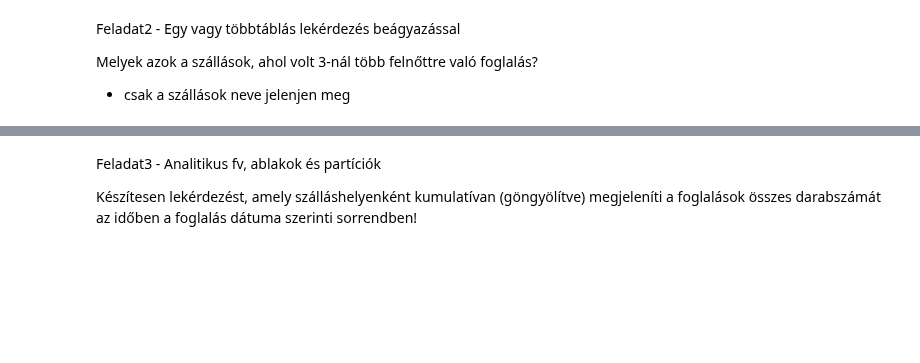
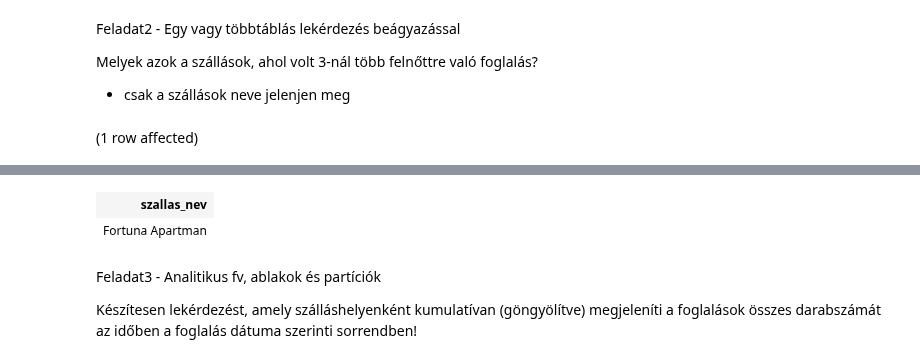
Before and after one commit to telekboldi2/sql.uni-corvinus, a Jupyter notebook: zh3_minta.ipynb, the cells around one changed output, grey strips where cells are left out. Drawn from its saved outputs; the diff is of its cells as text; code cells hidden in the pictures; blank space fills up the shorter version.

```diff
--- a/zh3_minta.ipynb
+++ b/zh3_minta.ipynb
@@ -22,3 +46,10 @@ Feladat2 - Egy vagy többtáblás lekérdezés beágyazással
 Melyek azok a szállások, ahol volt 3-nál több felnőttre való foglalás?
 
 - csak a szállások neve jelenjen meg
+# %%
+select DISTINCT szh.szallas_nev
+from Foglalas f join szoba sz on f.SZOBA_FK = sz.SZOBA_ID
+                join Szallashely szh on sz.szallas_fk = szh.szallas_id
+WHERE f.FELNOTT_SZAM > 3
+# %% [output]
+(1 row affected)
@@ -25,3 +57,5 @@ Melyek azok a szállások, ahol volt 3-nál több felnőttre való foglalás?
+| szallas_nev |
+| Fortuna Apartman |
 # %% [markdown]
 Feladat3 - Analitikus fv, ablakok és partíciók
 
```
Also changed, not shown: parts of 2 cells of this notebook.
